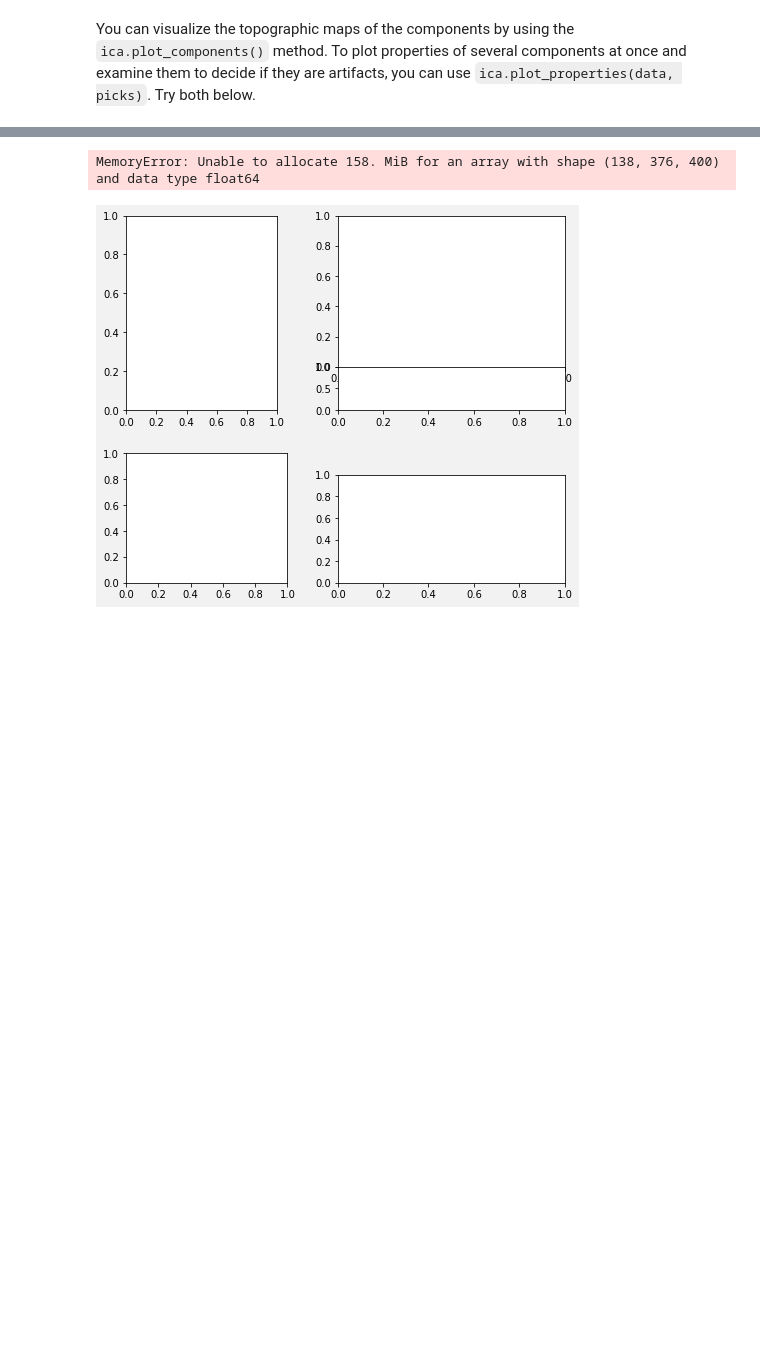
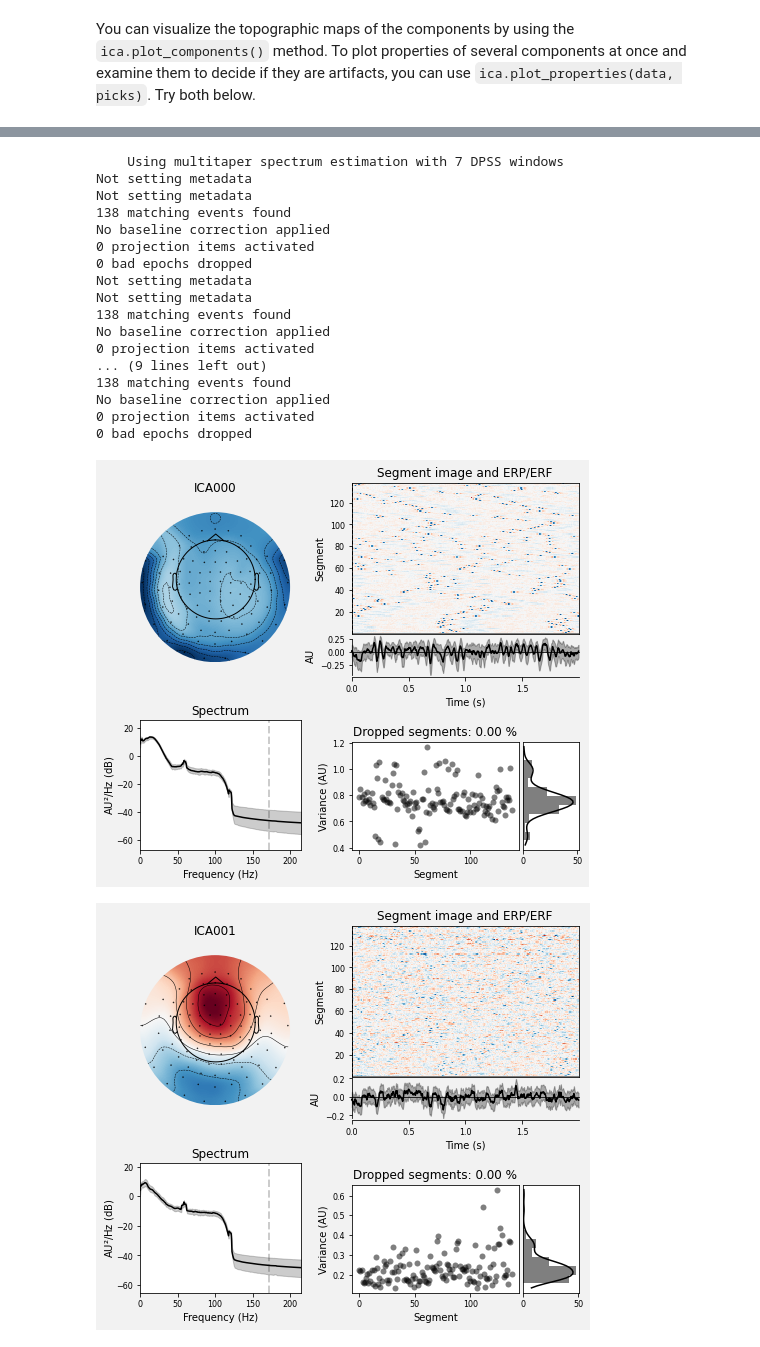
Before and after one commit to IMPRS-Python-course/session7, a Jupyter notebook: tutorial-MNE-Python.ipynb, the cells around one changed output, grey strips where cells are left out. Saved outputs shown, nothing was run; the diff lists cells and outputs as text; code cells hidden in the pictures; blank space fills up the shorter version.

Commit message:
added ICA and evoked plots

```diff
--- a/tutorial-MNE-Python.ipynb
+++ b/tutorial-MNE-Python.ipynb
@@ -268,7 +296,24 @@ ica.plot_components()
 [<Figure size 702x678.24 with 20 Axes>, <Figure size 702x169.56 with 5 Axes>]
 # %%
 # Your code here
-ica.plot_properties(raw, picks=1)
+ica.plot_properties(raw, list(range(4)))
 # %% [output]
-MemoryError: Unable to allocate 158. MiB for an array with shape (138, 376, 400) and data type float64
+    Using multitaper spectrum estimation with 7 DPSS windows
+Not setting metadata
+Not setting metadata
+138 matching events found
+No baseline correction applied
+0 projection items activated
+0 bad epochs dropped
+Not setting metadata
+Not setting metadata
+138 matching events found
+No baseline correction applied
+0 projection items activated
+... (9 lines left out)
+138 matching events found
+No baseline correction applied
+0 projection items activated
+0 bad epochs dropped
-[figure, old version]
+[figure, new version]
+[figure, added]
```
Also changed, not shown: parts of 35 cells of this notebook.
